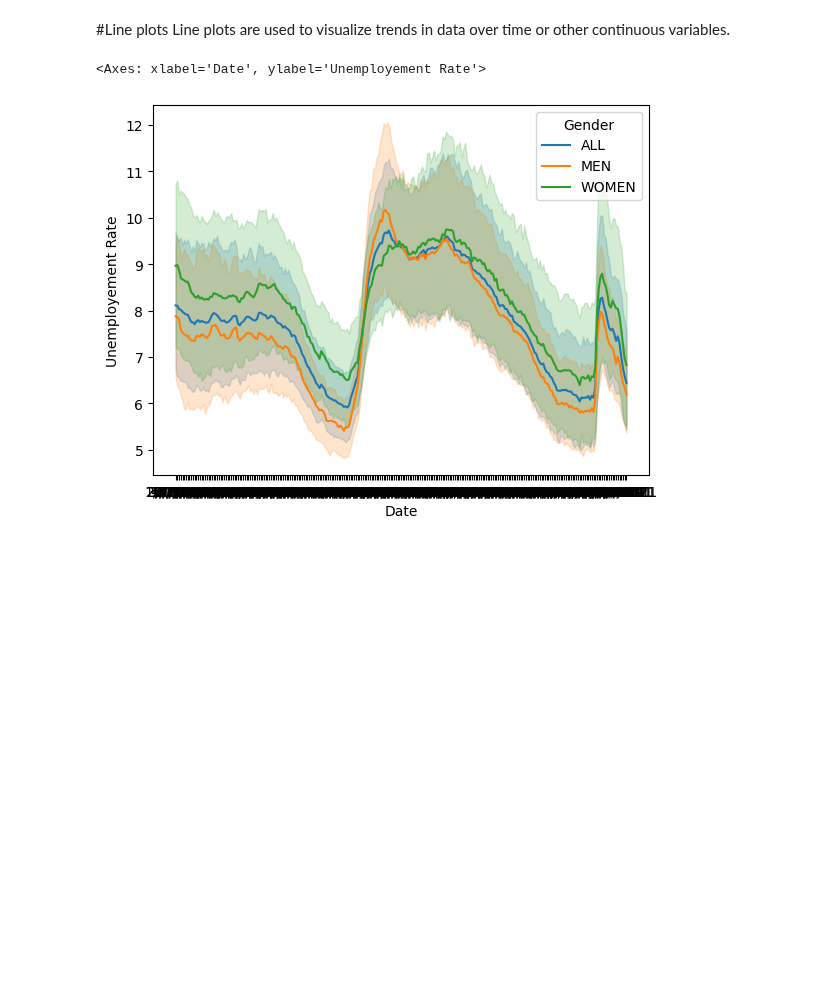
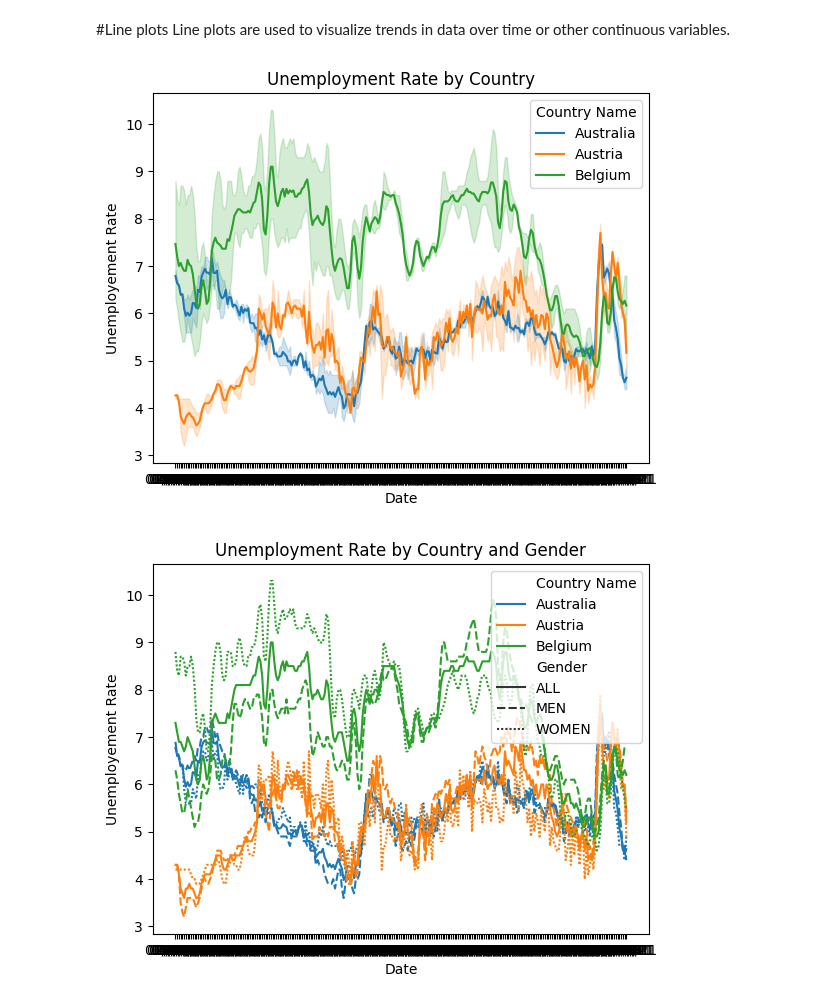
Before and after one commit to kjeyaram-orcl/DataScience, a Jupyter notebook: DataVisualization/dv_practise1.ipynb, the cells around one changed output. Cells and saved outputs as stored; diff of their text form; code cells hidden in the pictures; blank space fills up the shorter version.

```diff
--- a/DataVisualization/dv_practise1.ipynb
+++ b/DataVisualization/dv_practise1.ipynb
@@ -55,14 +55,20 @@ Line plots are used to visualize trends in data over time or other continuous va
 # %%
 import seaborn as sns
 import pandas as pd
 import matplotlib.pyplot as plt
 
 
-ds = pd.read_csv('/content/UnemploymentRate.csv')
+ds = pd.read_csv('/content/ur.csv')
 #print(ds.head(5))
-sns.lineplot(x='Date',y='Unemployement Rate',hue='Gender', data=ds)
-#plt.title("Cost of Nightout across World")
-#plt.show()
+
+sns.lineplot(x='Date',y='Unemployement Rate',hue='Country Name', data=ds)
+plt.title("Unemployment Rate by Country")
+plt.show()
+
+
+sns.lineplot(x='Date',y='Unemployement Rate',hue='Country Name', style='Gender', data=ds)
+plt.title("Unemployment Rate by Country and Gender")
+plt.show()
 # %% [output]
-<Axes: xlabel='Date', ylabel='Unemployement Rate'>
-[figure, old version]
+[figure, new version]
+[figure, added]
```
Also changed, not shown: parts of 1 cell of this notebook.
